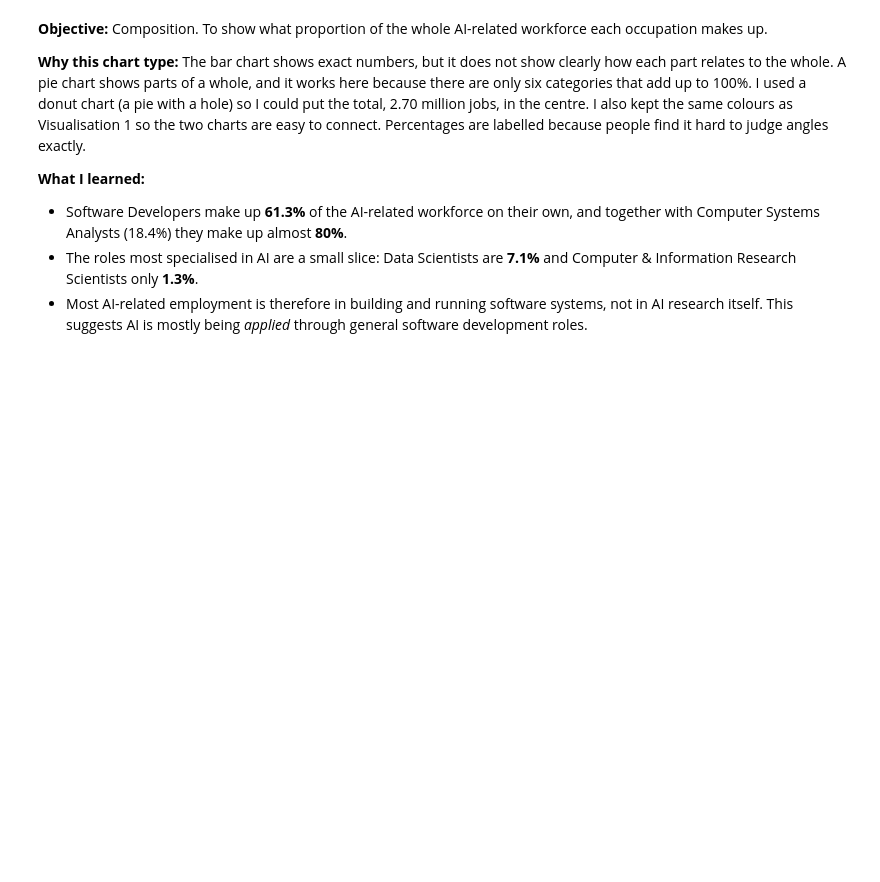
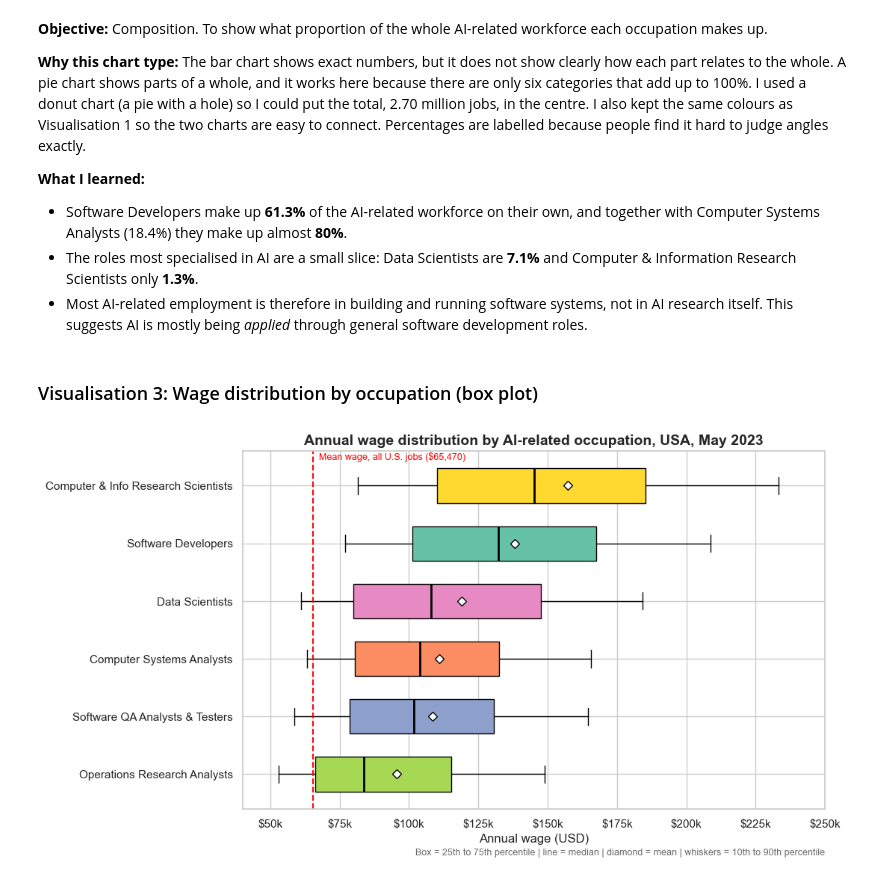
Before and after one commit to Enne08/ai-employment-analysis, a Jupyter notebook: ai_employment_analysis.ipynb, the cells around one changed output. Cells and saved outputs as stored; diff of their text form; code cells hidden in the pictures; blank space fills up the shorter version.

Commit message:
Add box plot of wage distribution by occupation

```diff
--- a/ai_employment_analysis.ipynb
+++ b/ai_employment_analysis.ipynb
@@ -332,3 +332,44 @@ plt.show()
 - Software Developers make up **61.3%** of the AI-related workforce on their own, and together with Computer Systems Analysts (18.4%) they make up almost **80%**.
 - The roles most specialised in AI are a small slice: Data Scientists are **7.1%** and Computer & Information Research Scientists only **1.3%**.
 - Most AI-related employment is therefore in building and running software systems, not in AI research itself. This suggests AI is mostly being *applied* through general software development roles.
+# %% [markdown]
+### Visualisation 3: Wage distribution by occupation (box plot)
+# %%
+data = national.sort_values("A_MEDIAN", ascending=False)
+
+box_stats = []
+for _, row in data.iterrows():
+    box_stats.append({
+        "label": row["SHORT_TITLE"],
+        "whislo": row["A_PCT10"],   # 10th percentile
+        "q1": row["A_PCT25"],       # 25th percentile
+        "med": row["A_MEDIAN"],     # median
+        "q3": row["A_PCT75"],       # 75th percentile
+        "whishi": row["A_PCT90"],   # 90th percentile
+        "mean": row["A_MEAN"],
+        "fliers": [],
+    })
+
+fig, ax = plt.subplots(figsize=(11, 6))
+boxes = ax.bxp(box_stats, vert=False, showmeans=True, patch_artist=True, widths=0.6,
+               meanprops=dict(marker="D", markerfacecolor="white", markeredgecolor="black", markersize=6),
+               medianprops=dict(color="black", linewidth=2))
+for patch, title in zip(boxes["boxes"], data["SHORT_TITLE"]):
+    patch.set_facecolor(colours[title])
+
+all_mean = 65470
+ax.axvline(all_mean, color="red", linestyle="--", linewidth=1.5)
+ax.text(all_mean + 2000, 0.5, "Mean wage, all U.S. jobs ($65,470)", color="red", fontsize=9, va="center")
+
+ax.invert_yaxis()
+ax.xaxis.set_major_formatter(mticker.FuncFormatter(lambda x, p: f"${x/1000:.0f}k"))
+ax.set_xlim(40000, 250000)
+ax.set_ylim(len(data) + 0.6, 0.4)
+ax.set_xlabel("Annual wage (USD)")
+ax.set_title("Annual wage distribution by AI-related occupation, USA, May 2023", fontsize=14, weight="bold")
+ax.text(1, -0.13, "Box = 25th to 75th percentile | line = median | diamond = mean | whiskers = 10th to 90th percentile",
+        transform=ax.transAxes, ha="right", fontsize=9, color="dimgrey")
+plt.tight_layout()
+plt.show()
+# %% [output]
+[figure, added]
```
Also changed, not shown: parts of 1 cell of this notebook.
